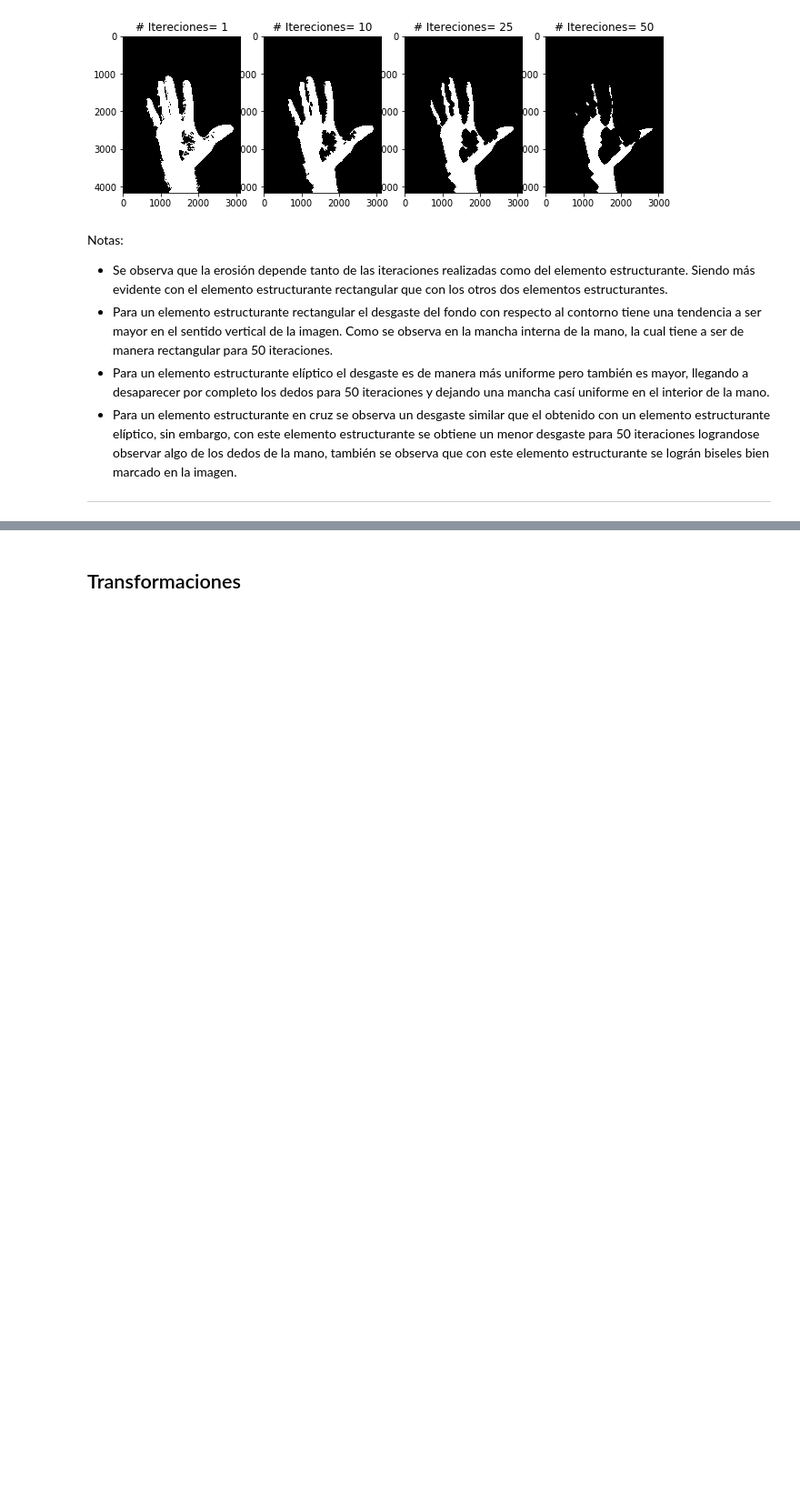
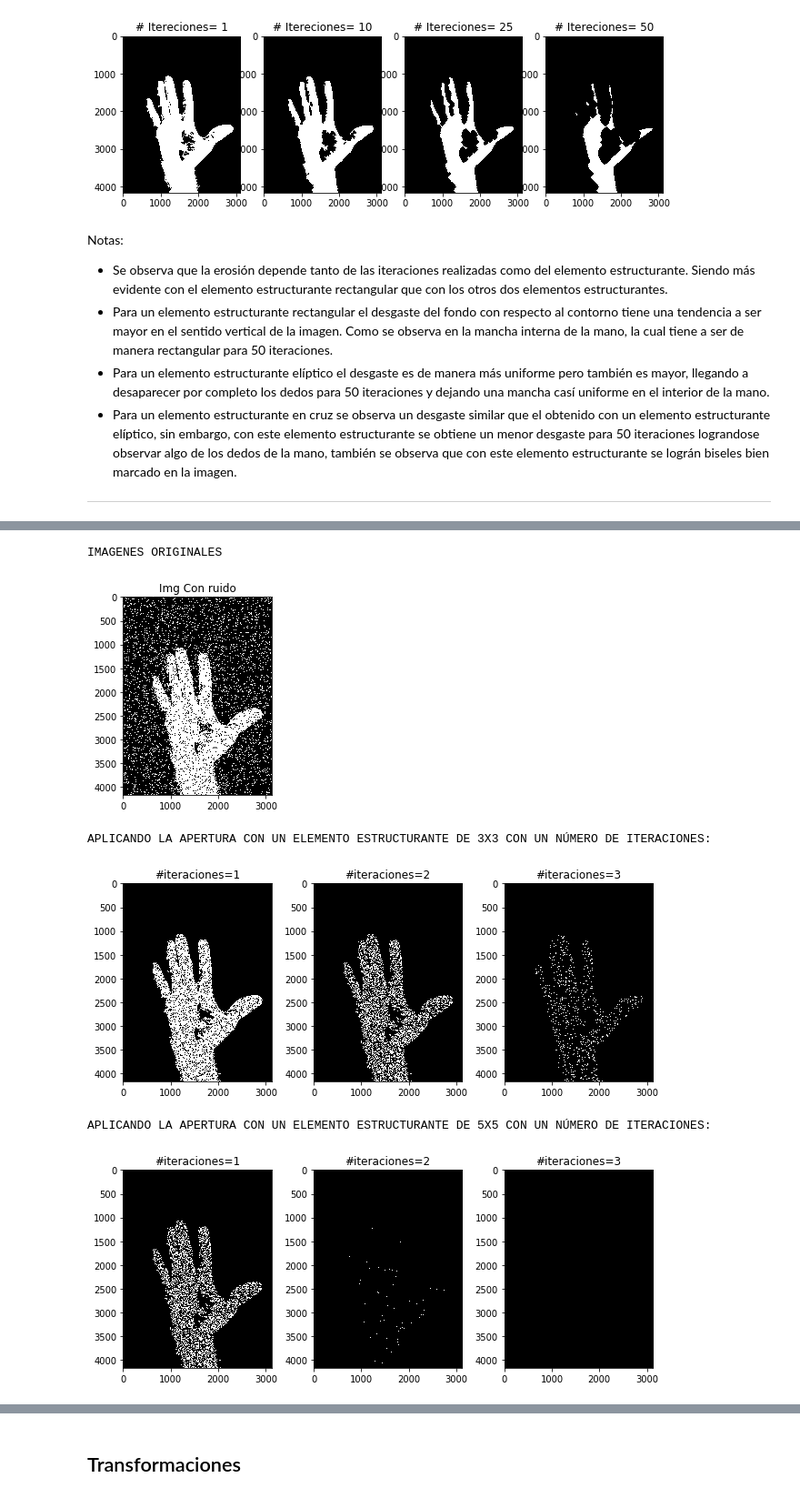
Before and after one commit to LeonardoMercado/TecIA, a Jupyter notebook: compartida de talleres/03 Taller 3 Operaciones Morfológicas/Taller 3 operaciones Morfológicas.ipynb, the cells around one changed output, grey strips where cells are left out. Shown at 91% size. Drawn from its saved outputs; the diff is of its cells as text; code cells hidden in the pictures; blank space fills up the shorter version.

```diff
--- a/compartida de talleres/03 Taller 3 Operaciones Morfológicas/Taller 3 operaciones Morfológicas.ipynb
+++ b/compartida de talleres/03 Taller 3 Operaciones Morfológicas/Taller 3 operaciones Morfológicas.ipynb
@@ -287,0 +322,41 @@ Notas:
+# %%
+kernel1 = np.ones((3,3))
+apertura_1 = cv2.morphologyEx(img_noise,cv2.MORPH_OPEN,kernel1,iterations=1)
+apertura_2 = cv2.morphologyEx(img_noise,cv2.MORPH_OPEN,kernel1,iterations=2)
+apertura_3 = cv2.morphologyEx(img_noise,cv2.MORPH_OPEN,kernel1,iterations=3)
+
+kernel2 = np.ones((5,5))
+apertura_4 = cv2.morphologyEx(img_noise,cv2.MORPH_OPEN,kernel2,iterations=1)
+apertura_5 = cv2.morphologyEx(img_noise,cv2.MORPH_OPEN,kernel2,iterations=2)
+apertura_6 = cv2.morphologyEx(img_noise,cv2.MORPH_OPEN,kernel2,iterations=3)
+
+
+print('IMAGENES ORIGINALES')
+plt.figure(1)
+plt.subplot(1,1,1), plt.imshow(img_noise,cmap='gray'), plt.title('Img Con ruido')
+plt.subplots_adjust(right = 1.25)
+plt.show()
+
+
+print('APLICANDO LA APERTURA CON UN ELEMENTO ESTRUCTURANTE DE 3X3 CON UN NÚMERO DE ITERACIONES: ')
+plt.figure(2)
+plt.subplot(1,3,1), plt.imshow(apertura_1,cmap='gray'), plt.title('#iteraciones=1')
+plt.subplot(1,3,2), plt.imshow(apertura_2,cmap='gray'), plt.title('#iteraciones=2')
+plt.subplot(1,3,3), plt.imshow(apertura_3,cmap='gray'), plt.title('#iteraciones=3')
+plt.subplots_adjust(right = 1.5)
+plt.show()
+
+print('APLICANDO LA APERTURA CON UN ELEMENTO ESTRUCTURANTE DE 5X5 CON UN NÚMERO DE ITERACIONES: ')
+plt.figure(3)
+plt.subplot(1,3,1), plt.imshow(apertura_4,cmap='gray'), plt.title('#iteraciones=1')
+plt.subplot(1,3,2), plt.imshow(apertura_5,cmap='gray'), plt.title('#iteraciones=2')
+plt.subplot(1,3,3), plt.imshow(apertura_6,cmap='gray'), plt.title('#iteraciones=3')
+plt.subplots_adjust(right = 1.5)
+plt.show()
+# %% [output]
+IMAGENES ORIGINALES
+[figure, added]
+APLICANDO LA APERTURA CON UN ELEMENTO ESTRUCTURANTE DE 3X3 CON UN NÚMERO DE ITERACIONES:
+[figure, added]
+APLICANDO LA APERTURA CON UN ELEMENTO ESTRUCTURANTE DE 5X5 CON UN NÚMERO DE ITERACIONES:
+[figure, added]
```
Also changed, not shown: parts of 21 cells of this notebook.
